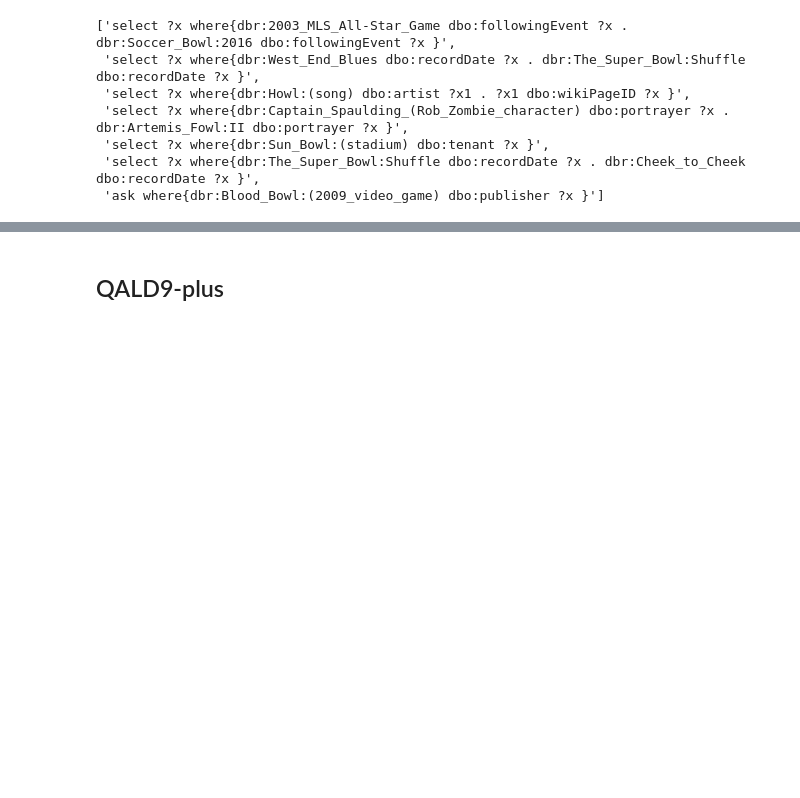
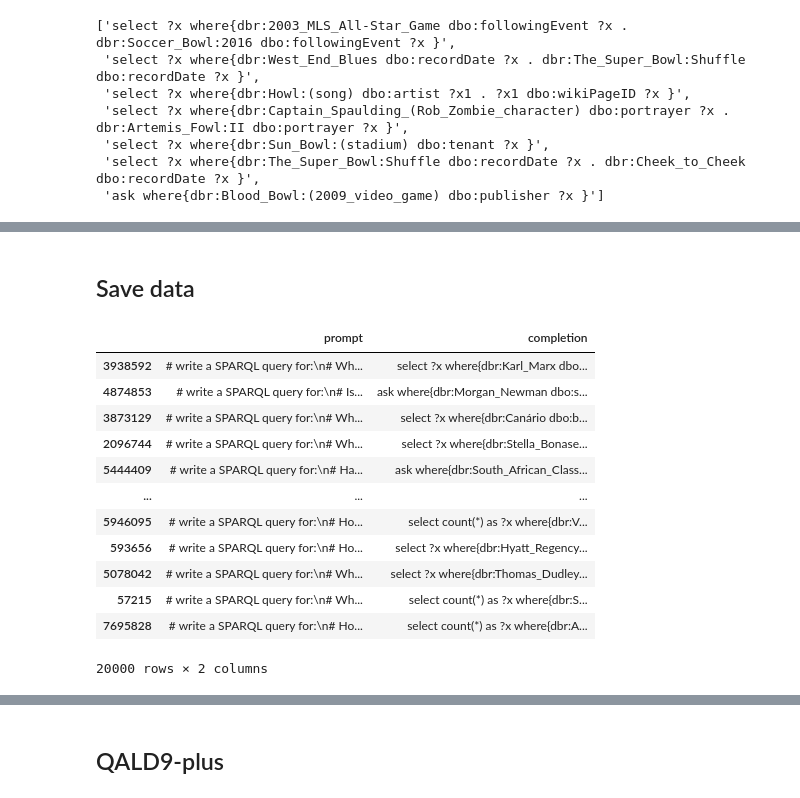
Before and after one commit to mehrzadshm/neural-qa, a Jupyter notebook: gsoc/mehrzad/data-prep.ipynb, the cells around one changed output, grey strips where cells are left out. Drawn from its saved outputs; the diff is of its cells as text; code cells hidden in the pictures; blank space fills up the shorter version.

```diff
--- a/gsoc/mehrzad/data-prep.ipynb
+++ b/gsoc/mehrzad/data-prep.ipynb
@@ -326 +332,3 @@ select ?x where{dbr:Nagashima_Ohno_&_Tsunematsu dbo:numberOfEmployees ?x . dbr:H
 ==================================================
+# %% [markdown]
+## Save data
@@ -333,0 +360,16 @@ test.to_csv("/home/mehrzad/repos/mehrz/dbpedia/data/prompt_tuning/nspm_100k_test
+# %%
+df_test
+# %% [output]
+|  | prompt | completion |
+| 3938592 | # write a SPARQL query for:\n# Wh... | select ?x where{dbr:Karl_Marx dbo... |
+| 4874853 | # write a SPARQL query for:\n# Is... | ask where{dbr:Morgan_Newman dbo:s... |
+| 3873129 | # write a SPARQL query for:\n# Wh... | select ?x where{dbr:Canário dbo:b... |
+| 2096744 | # write a SPARQL query for:\n# Wh... | select ?x where{dbr:Stella_Bonase... |
+| 5444409 | # write a SPARQL query for:\n# Ha... | ask where{dbr:South_African_Class... |
+| ... | ... | ... |
+| 5946095 | # write a SPARQL query for:\n# Ho... | select count(*) as ?x where{dbr:V... |
+| 593656 | # write a SPARQL query for:\n# Ho... | select ?x where{dbr:Hyatt_Regency... |
+| 5078042 | # write a SPARQL query for:\n# Wh... | select ?x where{dbr:Thomas_Dudley... |
+| 57215 | # write a SPARQL query for:\n# Wh... | select count(*) as ?x where{dbr:S... |
+| 7695828 | # write a SPARQL query for:\n# Ho... | select count(*) as ?x where{dbr:A... |
+20000 rows × 2 columns
```
Also changed, not shown: parts of 12 cells of this notebook, 6 other files.
